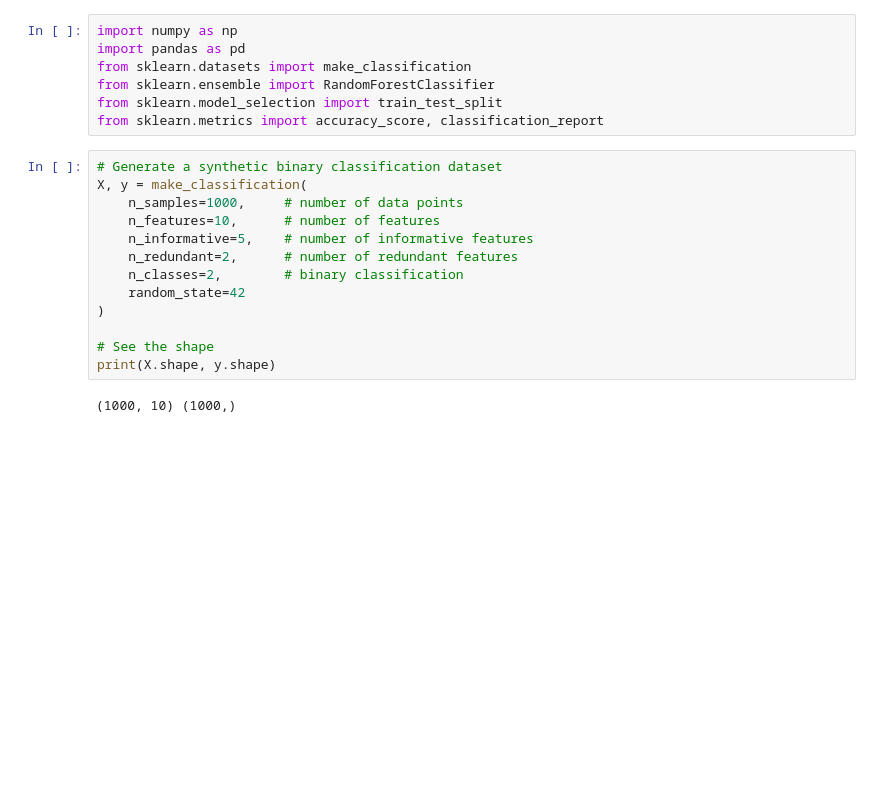
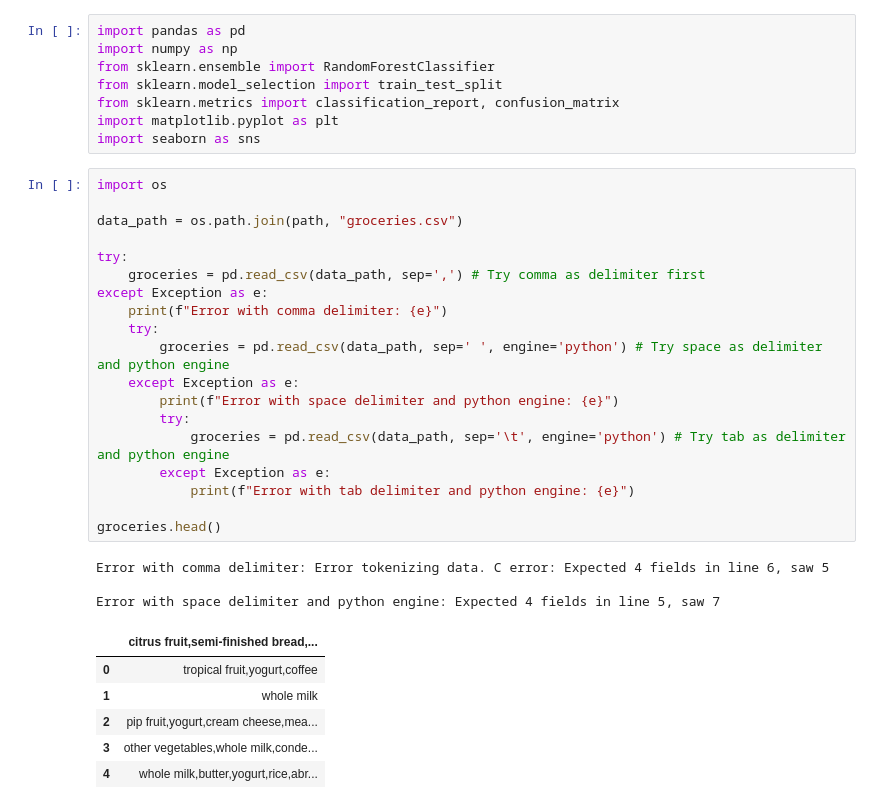
Before and after one commit to PrachitiSParulekar/ML, a Jupyter notebook: Day_9_Random_Forest_Trees.ipynb, the cells around one changed output. Saved outputs shown, nothing was run; the diff lists cells and outputs as text; blank space fills up the shorter version.

```diff
--- a/Day_9_Random_Forest_Trees.ipynb
+++ b/Day_9_Random_Forest_Trees.ipynb
@@ -3,22 +13,37 @@
 # %%
+import pandas as pd
 import numpy as np
-import pandas as pd
-from sklearn.datasets import make_classification
 from sklearn.ensemble import RandomForestClassifier
 from sklearn.model_selection import train_test_split
-from sklearn.metrics import accuracy_score, classification_report
+from sklearn.metrics import classification_report, confusion_matrix
+import matplotlib.pyplot as plt
+import seaborn as sns
-# %%
-# Generate a synthetic binary classification dataset
-X, y = make_classification(
-    n_samples=1000,     # number of data points
-    n_features=10,      # number of features
-    n_informative=5,    # number of informative features
-    n_redundant=2,      # number of redundant features
-    n_classes=2,        # binary classification
-    random_state=42
-)
-
-# See the shape
-print(X.shape, y.shape)
-# %% [output]
-(1000, 10) (1000,)
+# %%
+import os
+
+data_path = os.path.join(path, "groceries.csv")
+
+try:
+    groceries = pd.read_csv(data_path, sep=',') # Try comma as delimiter first
+except Exception as e:
+    print(f"Error with comma delimiter: {e}")
+    try:
+        groceries = pd.read_csv(data_path, sep=' ', engine='python') # Try space as delimiter and python engine
+    except Exception as e:
+        print(f"Error with space delimiter and python engine: {e}")
+        try:
+            groceries = pd.read_csv(data_path, sep='\t', engine='python') # Try tab as delimiter and python engine
+        except Exception as e:
+            print(f"Error with tab delimiter and python engine: {e}")
+
+groceries.head()
+# %% [output]
+Error with comma delimiter: Error tokenizing data. C error: Expected 4 fields in line 6, saw 5
+
+Error with space delimiter and python engine: Expected 4 fields in line 5, saw 7
+|  | citrus fruit,semi-finished bread,... |
+| 0 | tropical fruit,yogurt,coffee |
+| 1 | whole milk |
+| 2 | pip fruit,yogurt,cream cheese,mea... |
+| 3 | other vegetables,whole milk,conde... |
+| 4 | whole milk,butter,yogurt,rice,abr... |
```
Also changed, not shown: parts of 28 cells of this notebook.
